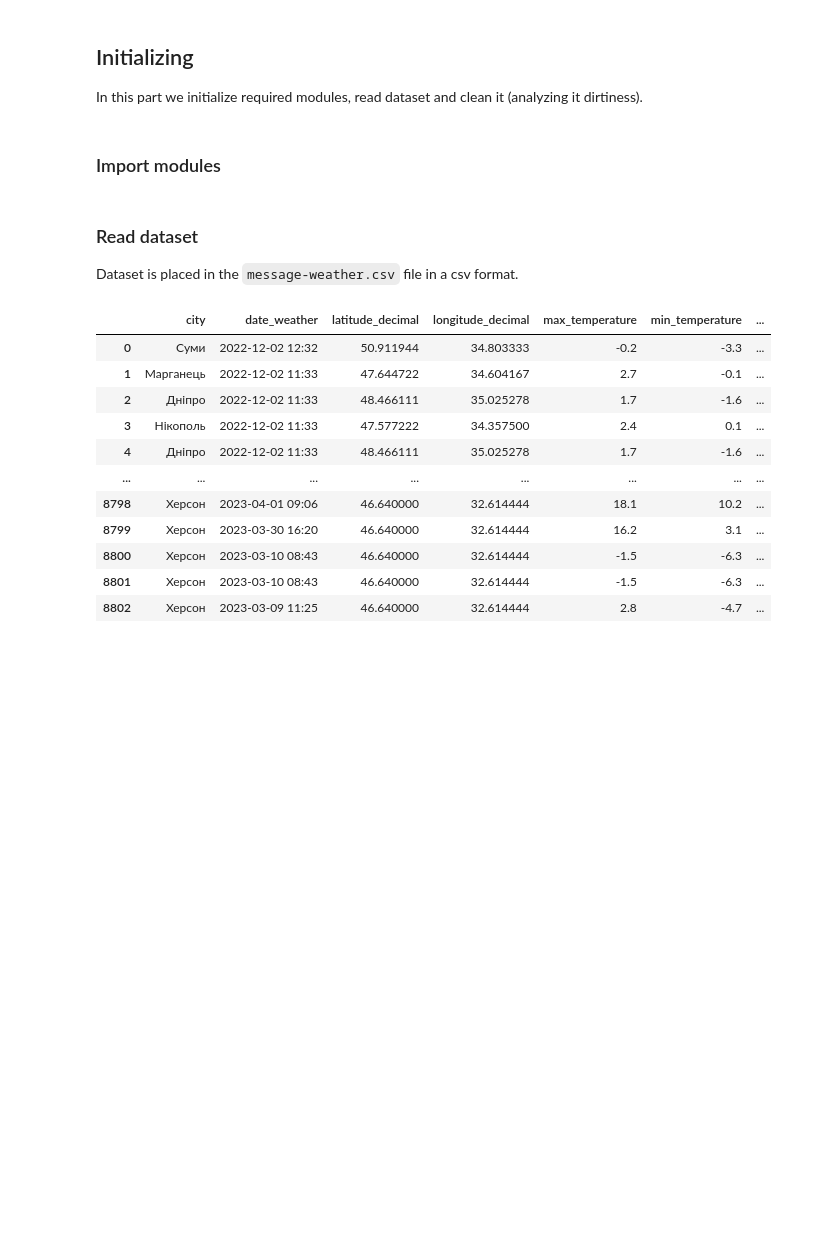
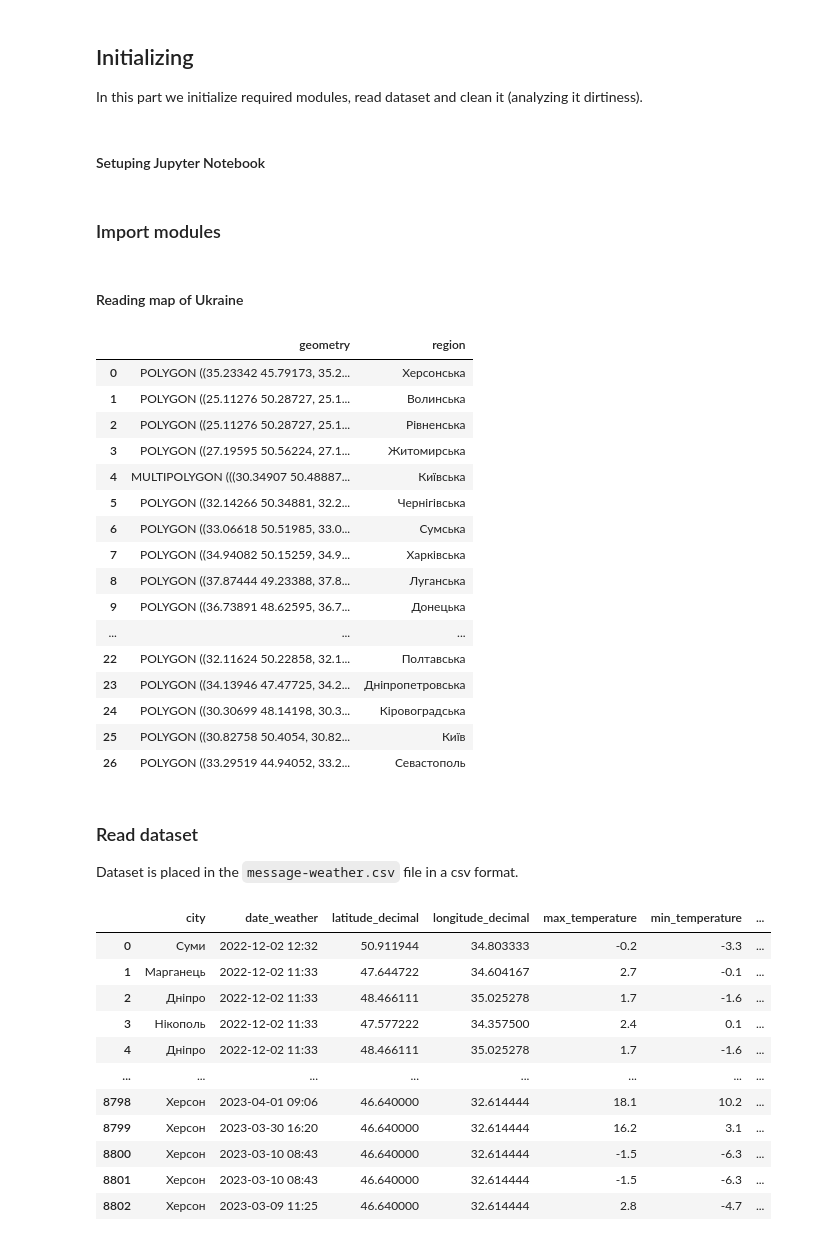
Before and after one commit to draklowell/eda-lab, a Jupyter notebook: notebook.ipynb, the cells around one changed output. Saved outputs shown, nothing was run; the diff lists cells and outputs as text; code cells hidden in the pictures; blank space fills up the shorter version.

```diff
--- a/notebook.ipynb
+++ b/notebook.ipynb
@@ -34,3 +33,5 @@ Note: you may need to restart the kernel to use updated packages.
 ## Initializing
 
 In this part we initialize required modules, read dataset and clean it (analyzing it dirtiness).
+# %% [markdown]
+#### Setuping Jupyter Notebook
@@ -43,3 +45,58 @@ import re
+# %% [markdown]
+#### Reading map of Ukraine
+# %%
+iso_regions = {
+    "UA-65": "Херсонська",
+    "UA-07": "Волинська",
+    "UA-56": "Рівненська",
+    "UA-18": "Житомирська",
+    "UA-32": "Київська",
+    "UA-74": "Чернігівська",
+    "UA-59": "Сумська",
+    "UA-63": "Харківська",
+    "UA-09": "Луганська",
+    "UA-14": "Донецька",
+    "UA-23": "Запорізька",
+    "UA-46": "Львівська",
+    "UA-26": "Івано-Франківська",
+    "UA-21": "Закарпатська",
+    "UA-61": "Тернопільська",
+    "UA-77": "Чернівецька",
+    "UA-51": "Одеська",
+    "UA-48": "Миколаївська",
+    "UA-43": "Автономна Республіка Крим",
+    "UA-05": "Вінницька",
+    "UA-68": "Хмельницька",
+    "UA-71": "Черкаська",
+    "UA-53": "Полтавська",
+    "UA-12": "Дніпропетровська",
+    "UA-35": "Кіровоградська",
+    "UA-30": "Київ",
+    "UA-40": "Севастополь",
+}
+
+map_ = gpd.read_file("ukrainian_map.geojson")
+map_["region"] = map_.shapeISO.map(iso_regions)
+map_ = map_.drop(columns=['shapeName', "shapeISO", "shapeID", "shapeGroup", "shapeType"])
+map_
+# %% [output]
+|  | geometry | region |
+| 0 | POLYGON ((35.23342 45.79173, 35.2... | Херсонська |
+| 1 | POLYGON ((25.11276 50.28727, 25.1... | Волинська |
+| 2 | POLYGON ((25.11276 50.28727, 25.1... | Рівненська |
+| 3 | POLYGON ((27.19595 50.56224, 27.1... | Житомирська |
+| 4 | MULTIPOLYGON (((30.34907 50.48887... | Київська |
+| 5 | POLYGON ((32.14266 50.34881, 32.2... | Чернігівська |
+| 6 | POLYGON ((33.06618 50.51985, 33.0... | Сумська |
+| 7 | POLYGON ((34.94082 50.15259, 34.9... | Харківська |
+| 8 | POLYGON ((37.87444 49.23388, 37.8... | Луганська |
+| 9 | POLYGON ((36.73891 48.62595, 36.7... | Донецька |
+| ... | ... | ... |
+| 22 | POLYGON ((32.11624 50.22858, 32.1... | Полтавська |
+| 23 | POLYGON ((34.13946 47.47725, 34.2... | Дніпропетровська |
+| 24 | POLYGON ((30.30699 48.14198, 30.3... | Кіровоградська |
+| 25 | POLYGON ((30.82758 50.4054, 30.82... | Київ |
+| 26 | POLYGON ((33.29519 44.94052, 33.2... | Севастополь |
 # %% [markdown]
 ### Read dataset
 
```
Also changed, not shown: parts of 17 cells of this notebook.
